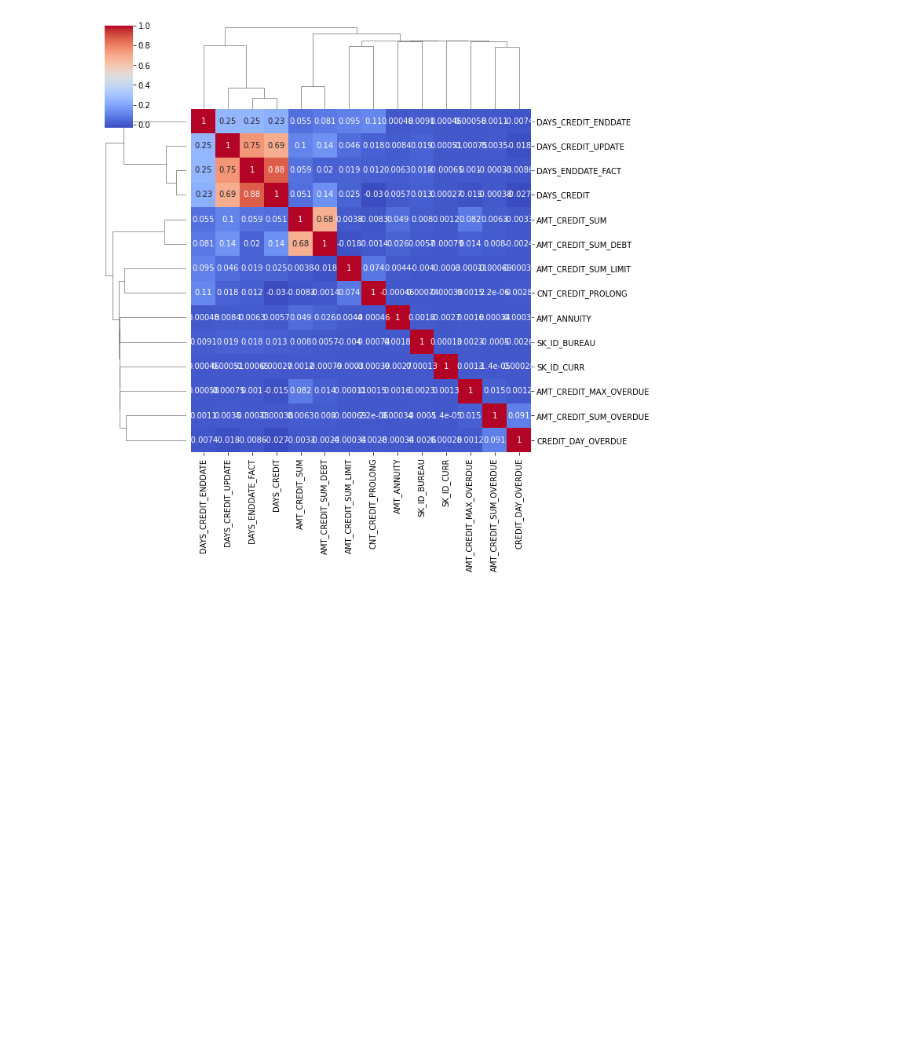
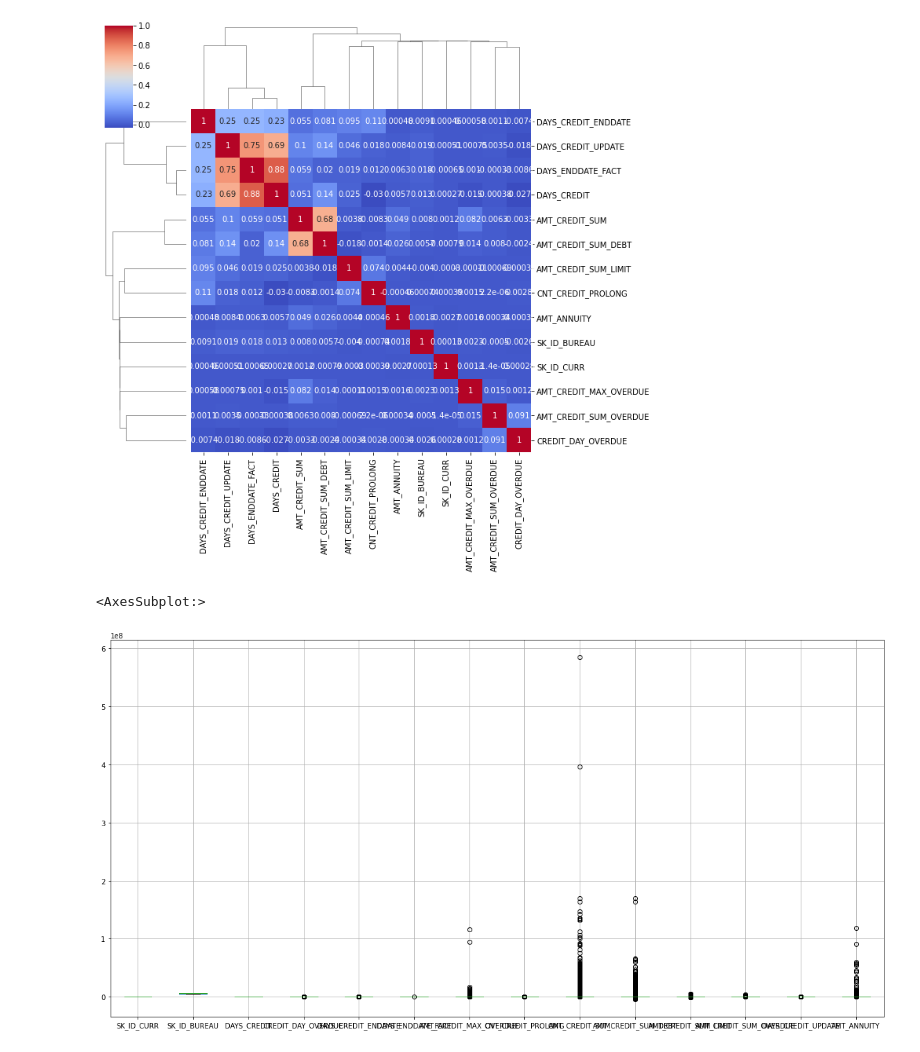
Before and after one commit to AhmedRebaiVDS/credit_bureau_risk, a Jupyter notebook: notebooks/bureau.ipynb, the cells around one changed output. Saved outputs shown, nothing was run; the diff lists cells and outputs as text; code cells hidden in the pictures; blank space fills up the shorter version.

```diff
--- a/notebooks/bureau.ipynb
+++ b/notebooks/bureau.ipynb
@@ -88,3 +88,9 @@ sns.clustermap(bureau[l].compute().corr(),annot=True,cmap='coolwarm')
 # %% [output]
 <seaborn.matrix.ClusterGrid at 0x...>
 [figure]
+# %%
+plt.figure(figsize=(20,10))
+bureau.compute().boxplot()
+# %% [output]
+<AxesSubplot:>
+[figure, added]
```
Also changed, not shown: 12 other files.
